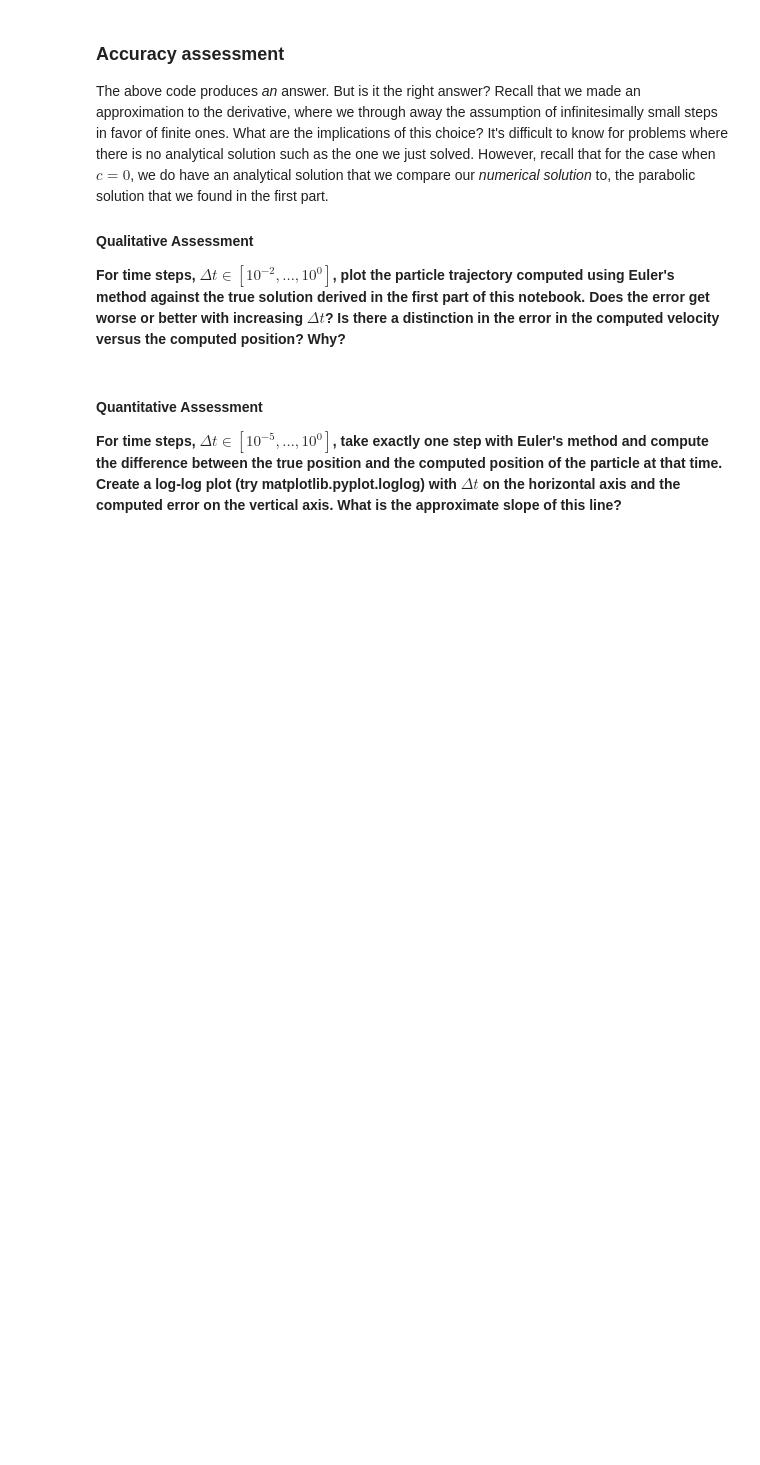
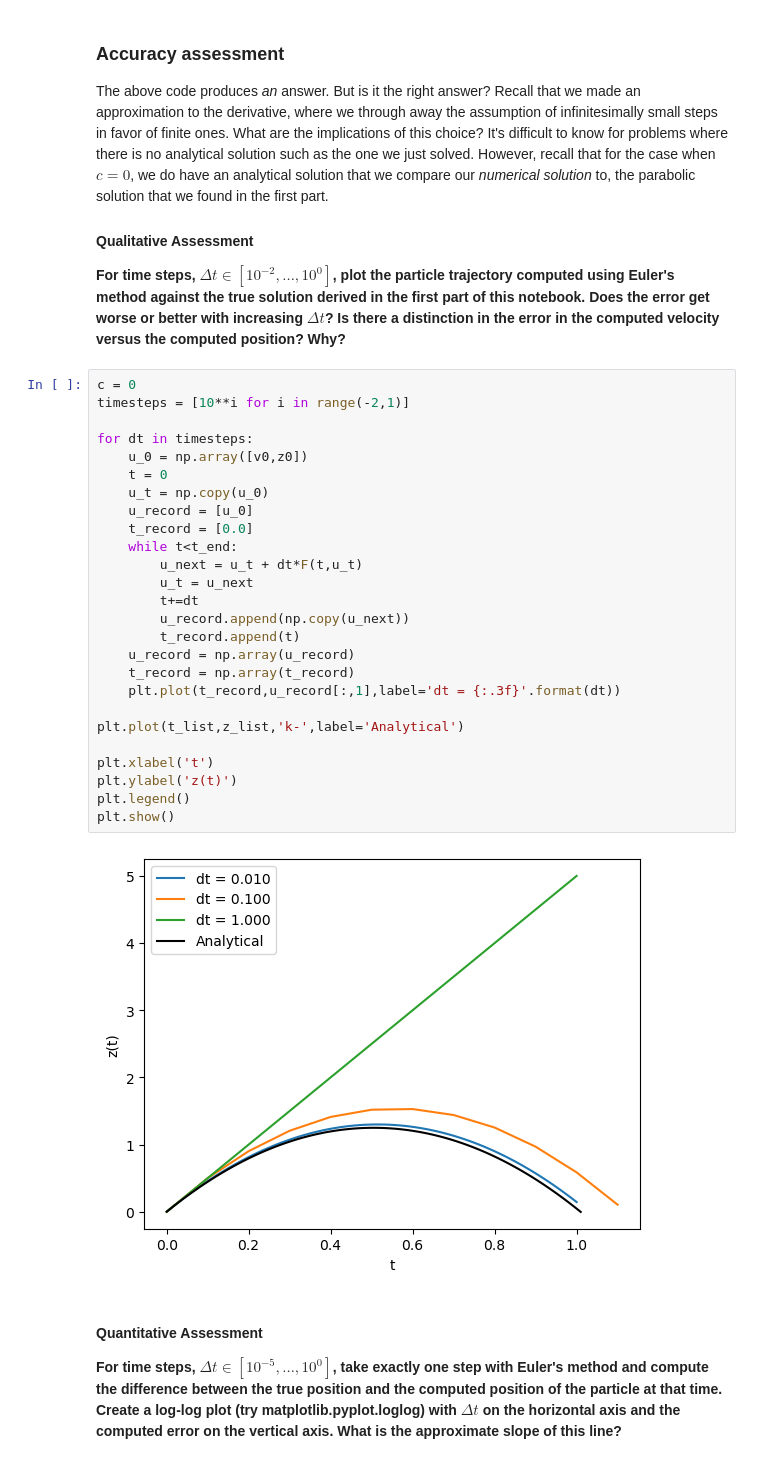
Before and after one commit to cake-dev/Simulation_class, a Jupyter notebook: Project2-Projectiles/projectiles/Project2a-Projectiles.ipynb, the cells around one changed output. Cells and saved outputs as stored; diff of their text form; blank space fills up the shorter version.

```diff
--- a/Project2-Projectiles/projectiles/Project2a-Projectiles.ipynb
+++ b/Project2-Projectiles/projectiles/Project2a-Projectiles.ipynb
@@ -241,6 +217,34 @@ The above code produces *an* answer.  But is it the right answer?  Recall that w
 
 #### Qualitative Assessment
 **For time steps, $\Delta t\in[10^{-2},\ldots,10^{0}]$, plot the particle trajectory computed using Euler's method against the true solution derived in the first part of this notebook.  Does the error get worse or better with increasing $\Delta t$?  Is there a distinction in the error in the computed velocity versus the computed position?  Why?**
+# %%
+c = 0
+timesteps = [10**i for i in range(-2,1)]
+
+for dt in timesteps:
+    u_0 = np.array([v0,z0])
+    t = 0
+    u_t = np.copy(u_0)
+    u_record = [u_0]
+    t_record = [0.0]
+    while t<t_end:
+        u_next = u_t + dt*F(t,u_t)
+        u_t = u_next
+        t+=dt
+        u_record.append(np.copy(u_next))
+        t_record.append(t)
+    u_record = np.array(u_record)
+    t_record = np.array(t_record)
+    plt.plot(t_record,u_record[:,1],label='dt = {:.3f}'.format(dt))
+
+plt.plot(t_list,z_list,'k-',label='Analytical')
+
+plt.xlabel('t')
+plt.ylabel('z(t)')
+plt.legend()
+plt.show()
+# %% [output]
+[figure, added]
 # %% [markdown]
 #### Quantitative Assessment
 **For time steps, $\Delta t\in[10^{-5},\ldots,10^{0}]$, take exactly one step with Euler's method and compute the difference between the true position and the computed position of the particle at that time.  Create a log-log plot (try matplotlib.pyplot.loglog) with $\Delta t$ on the horizontal axis and the computed error on the vertical axis.  What is the approximate slope of this line?**
```
Also changed, not shown: parts of 13 cells of this notebook.
